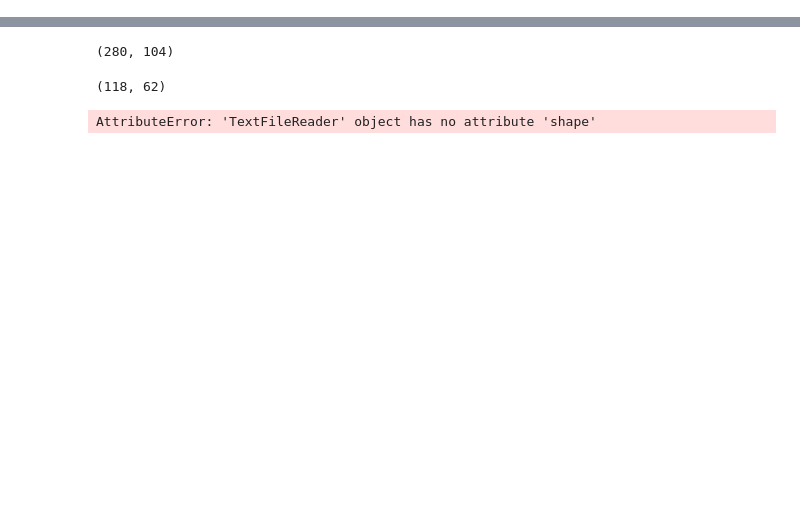
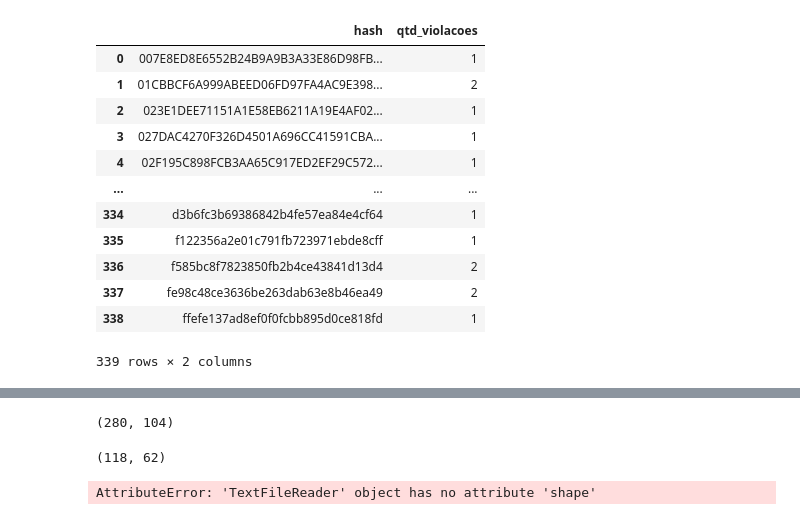
Before and after one commit to janaelsondias/mlforht, a Jupyter notebook: main.ipynb, the cells around one changed output, grey strips where cells are left out. Drawn from its saved outputs; the diff is of its cells as text; code cells hidden in the pictures; blank space fills up the shorter version.

```diff
--- a/main.ipynb
+++ b/main.ipynb
@@ -52,0 +121,23 @@ df_final = pd.concat(dfs, ignore_index=True)
+# %%
+violacoes_por_hash = (
+    df_final[df_hash_duplicado]
+    .groupby('hash')['violacao']
+    .nunique()
+    .reset_index(name='qtd_violacoes')
+)
+
+violacoes_por_hash
+# %% [output]
+|  | hash | qtd_violacoes |
+| 0 | 007E8ED8E6552B24B9A9B3A33E86D98FB... | 1 |
+| 1 | 01CBBCF6A999ABEED06FD97FA4AC9E398... | 2 |
+| 2 | 023E1DEE71151A1E58EB6211A19E4AF02... | 1 |
+| 3 | 027DAC4270F326D4501A696CC41591CBA... | 1 |
+| 4 | 02F195C898FCB3AA65C917ED2EF29C572... | 1 |
+| ... | ... | ... |
+| 334 | d3b6fc3b69386842b4fe57ea84e4cf64 | 1 |
+| 335 | f122356a2e01c791fb723971ebde8cff | 1 |
+| 336 | f585bc8f7823850fb2b4ce43841d13d4 | 2 |
+| 337 | fe98c48ce3636be263dab63e8b46ea49 | 2 |
+| 338 | ffefe137ad8ef0f0fcbb895d0ce818fd | 1 |
+339 rows × 2 columns
```
Also changed, not shown: parts of 34 cells of this notebook, 14 other files.
